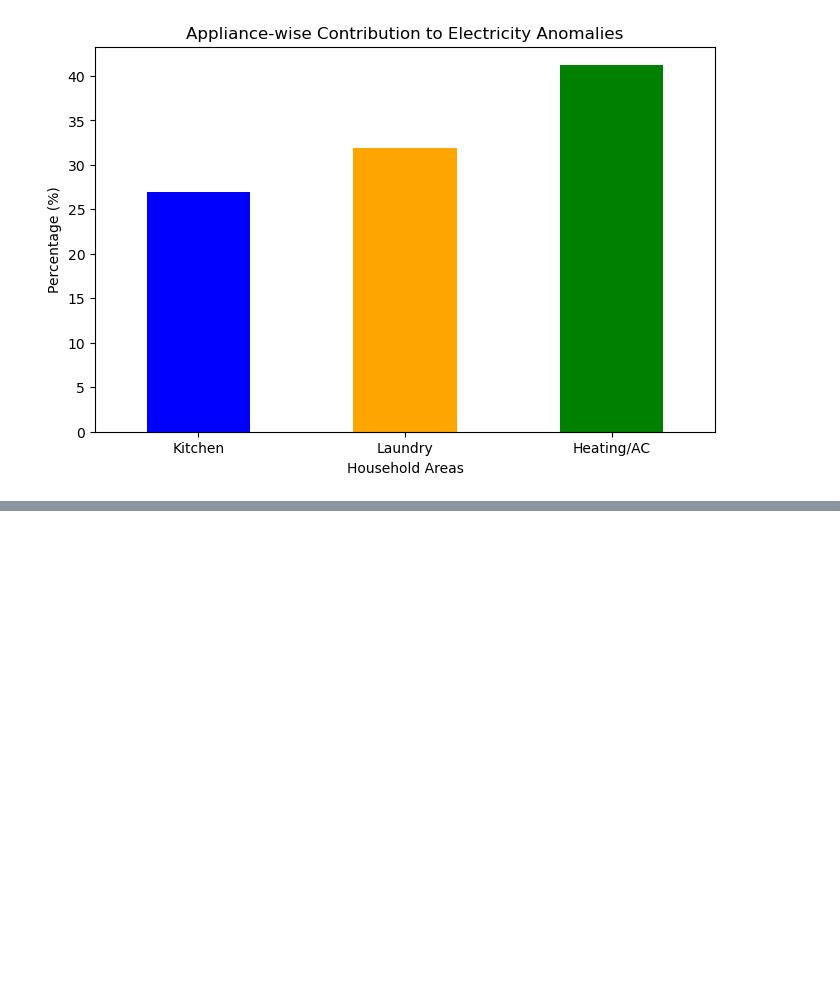
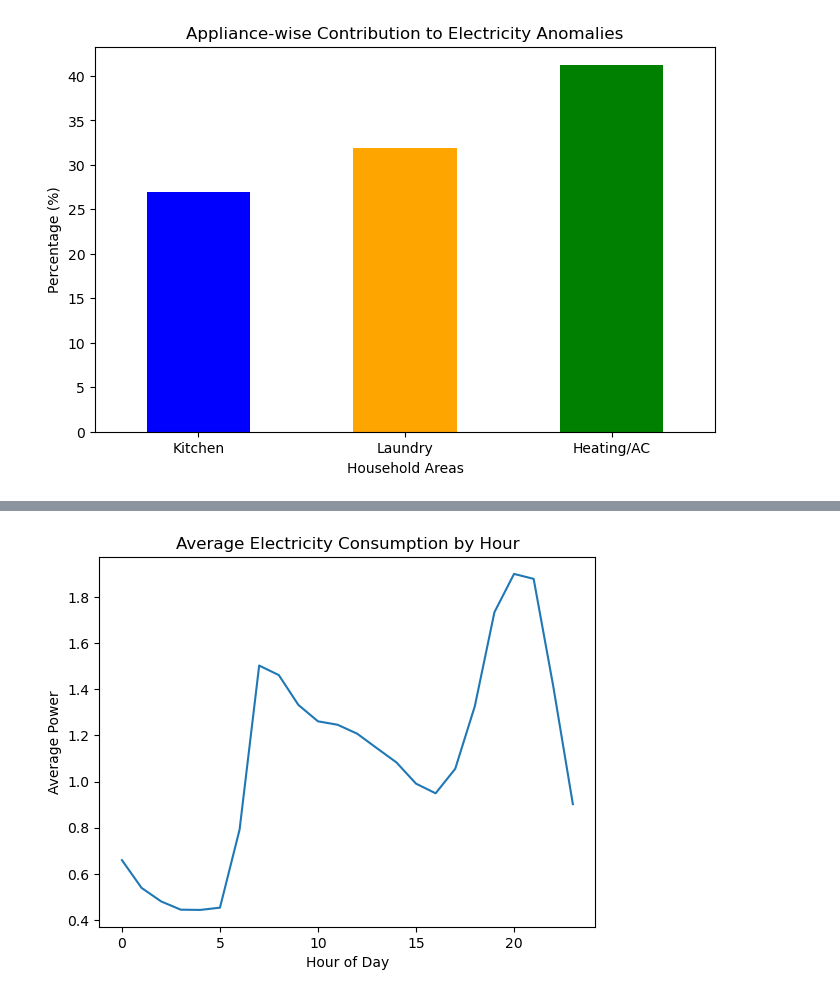
Before and after one commit to yasminsheikh3125/AnomaxR, a Jupyter notebook: Anomax/sub_metering_analysis.ipynb, the cells around one changed output, grey strips where cells are left out. Cells and saved outputs as stored; diff of their text form; code cells hidden in the pictures; blank space fills up the shorter version.

```diff
--- a/Anomax/sub_metering_analysis.ipynb
+++ b/Anomax/sub_metering_analysis.ipynb
@@ -117,0 +140,14 @@ plt.show()
+# %%
+df['Global_active_power'] = pd.to_numeric(df['Global_active_power'], errors='coerce')
+
+hourly_usage = df.groupby(df['Datetime'].dt.hour)['Global_active_power'].mean()
+
+hourly_usage.plot(kind='line')
+
+plt.title("Average Electricity Consumption by Hour")
+plt.xlabel("Hour of Day")
+plt.ylabel("Average Power")
+
+plt.show()
+# %% [output]
+[figure, added]
```
Also changed, not shown: parts of 12 cells of this notebook.
